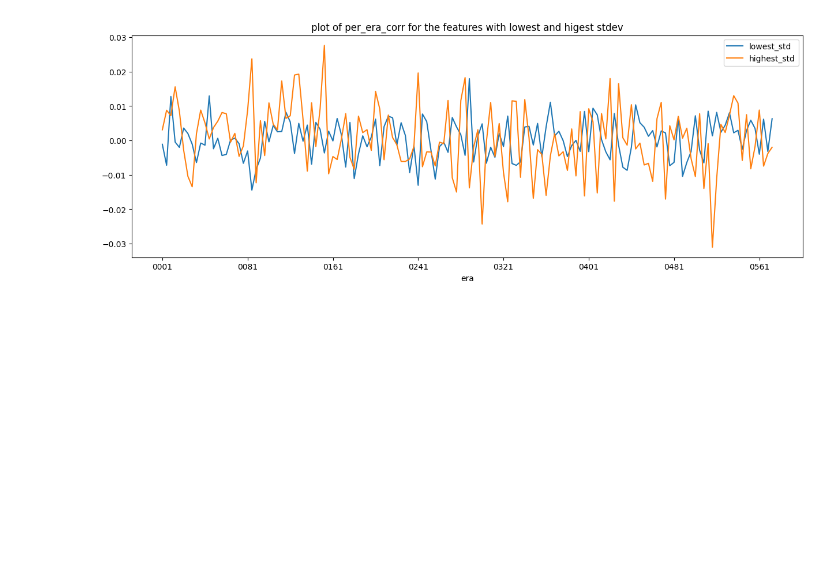
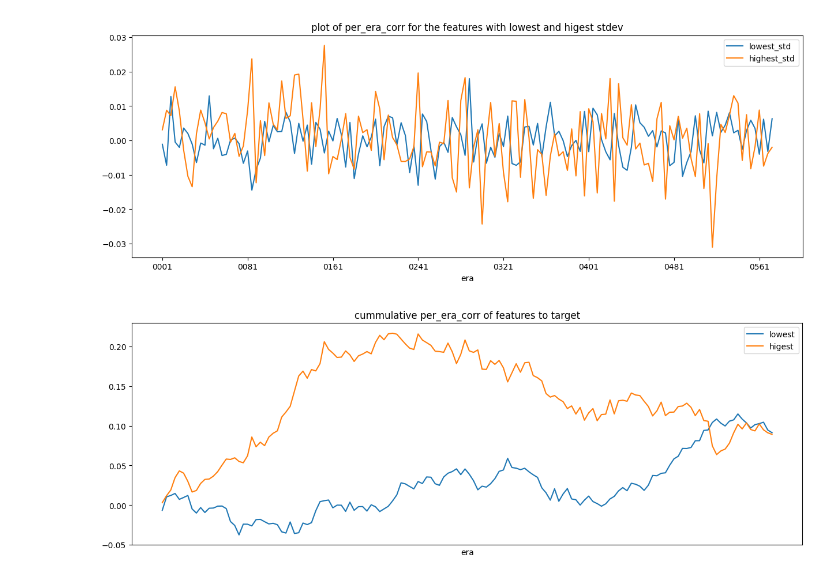
Before and after one commit to Pankaj-2003/Numerai_Models, a Jupyter notebook: feature_neutralization.ipynb, the cells around one changed output. Cells and saved outputs as stored; diff of their text form; code cells hidden in the pictures; blank space fills up the shorter version.

```diff
--- a/feature_neutralization.ipynb
+++ b/feature_neutralization.ipynb
@@ -159,3 +159,8 @@ plt.legend(["lowest_std" , "highest_std"]);
 # i think orange one is more risky
 # %% [output]
 [figure]
+# %%
+per_era_corr[[metric(per_era_corr)["delta"].idxmin(),metric(per_era_corr)["delta"].idxmax()]].cumsum().plot(xticks = [], title = "cummulative per_era_corr of features to target", figsize = (15,5));
+plt.legend(["lowest" , "higest"]);
+# %% [output]
+[figure, added]
```
Also changed, not shown: parts of 4 cells of this notebook.
